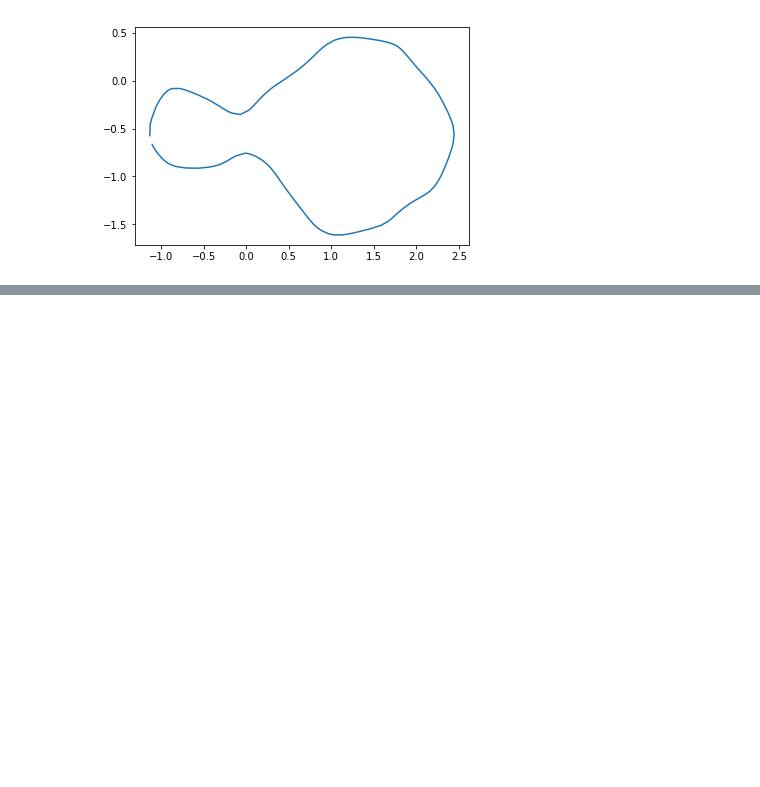
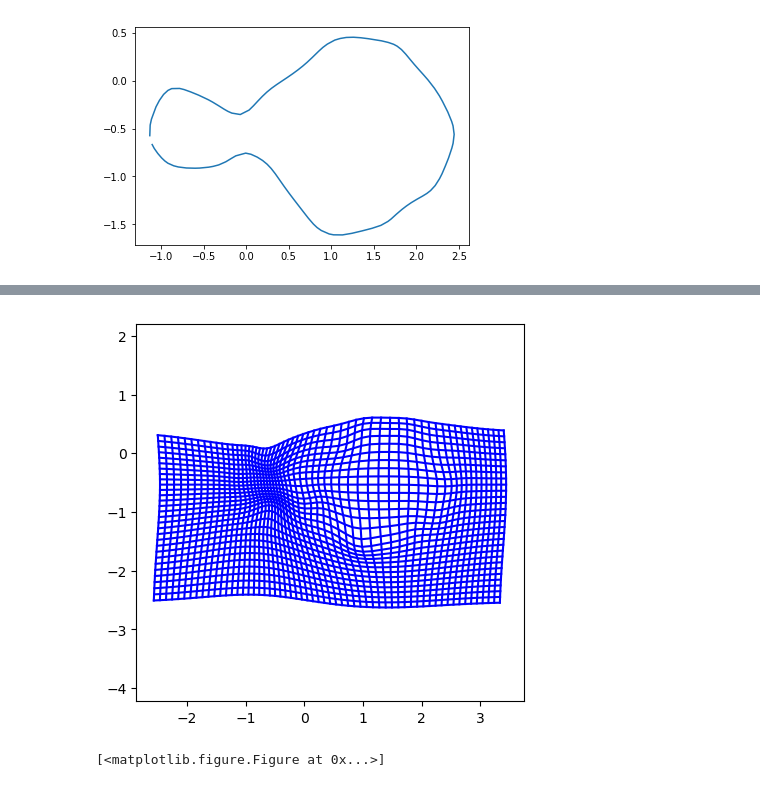
Before and after one commit to RosaKow/Masterthesis, a Jupyter notebook: defmod/Matching_Nuts.ipynb, the cells around one changed output, grey strips where cells are left out. Drawn from its saved outputs; the diff is of its cells as text; code cells hidden in the pictures; blank space fills up the shorter version.

```diff
--- a/defmod/Matching_Nuts.ipynb
+++ b/defmod/Matching_Nuts.ipynb
@@ -243,0 +196,11 @@ for s,c in zip(states, colors):
+# %%
+xlim = [-3, 3]
+ylim = [-2,1]
+d = [0.1, 0.1]
+_ = save.gridpoints(xlim, ylim, d)
+
+
+save.fig_grid(True)
+# %% [output]
+[figure, added]
+[<matplotlib.figure.Figure at 0x...>]
```
Also changed, not shown: parts of 17 cells of this notebook, 9 other files.
